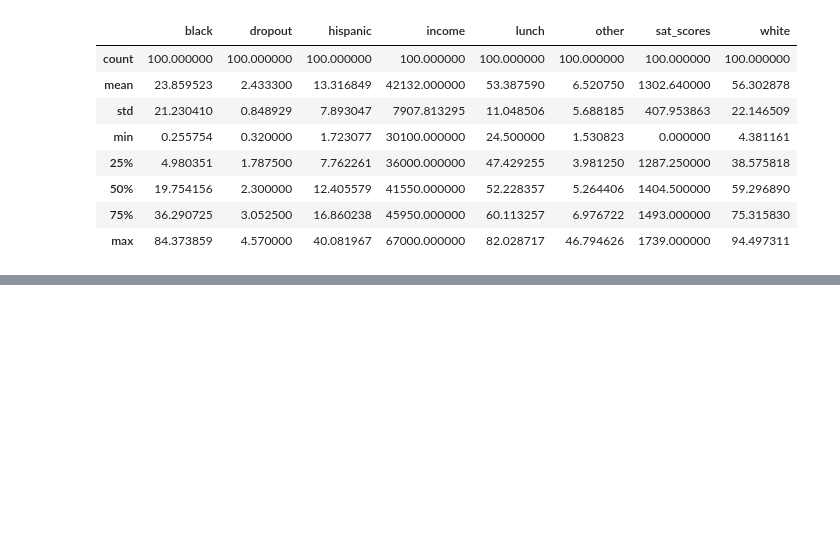
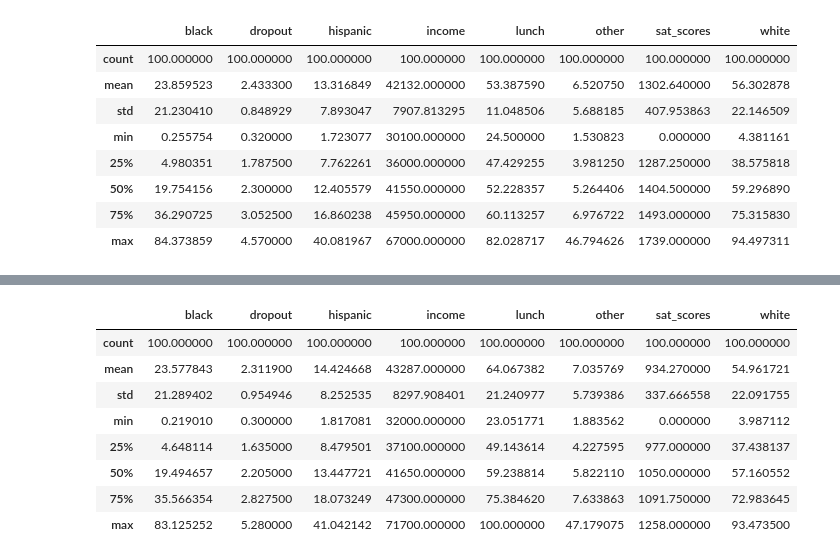
Before and after one commit to jestradasal/216finalproject, a Jupyter notebook: Multivariate Linear Regression.ipynb, the cells around one changed output, grey strips where cells are left out. Drawn from its saved outputs; the diff is of its cells as text; code cells hidden in the pictures; blank space fills up the shorter version.

```diff
--- a/Multivariate Linear Regression.ipynb
+++ b/Multivariate Linear Regression.ipynb
@@ -195,3 +211,15 @@ OLS Regression Results
 | Prob(Omnibus): | 0.000 | Jarque-Bera (JB): | 241.004 |
 | Skew: | -2.550 | Prob(JB): | 4.64e-53 |
 | Kurtosis: | 8.642 | Cond. No. | 48.1 |
+# %%
+df17.describe()
+# %% [output]
+|  | black | dropout | hispanic | income | lunch | other | sat_scores | white |
+| count | 100.000000 | 100.000000 | 100.000000 | 100.000000 | 100.000000 | 100.000000 | 100.000000 | 100.000000 |
+| mean | 23.577843 | 2.311900 | 14.424668 | 43287.000000 | 64.067382 | 7.035769 | 934.270000 | 54.961721 |
+| std | 21.289402 | 0.954946 | 8.252535 | 8297.908401 | 21.240977 | 5.739386 | 337.666558 | 22.091755 |
+| min | 0.219010 | 0.300000 | 1.817081 | 32000.000000 | 23.051771 | 1.883562 | 0.000000 | 3.987112 |
+| 25% | 4.648114 | 1.635000 | 8.479501 | 37100.000000 | 49.143614 | 4.227595 | 977.000000 | 37.438137 |
+| 50% | 19.494657 | 2.205000 | 13.447721 | 41650.000000 | 59.238814 | 5.822110 | 1050.000000 | 57.160552 |
+| 75% | 35.566354 | 2.827500 | 18.073249 | 47300.000000 | 75.384620 | 7.633863 | 1091.750000 | 72.983645 |
+| max | 83.125252 | 5.280000 | 41.042142 | 71700.000000 | 100.000000 | 47.179075 | 1258.000000 | 93.473500 |
```
Also changed, not shown: parts of 10 cells of this notebook, 2 other files.
